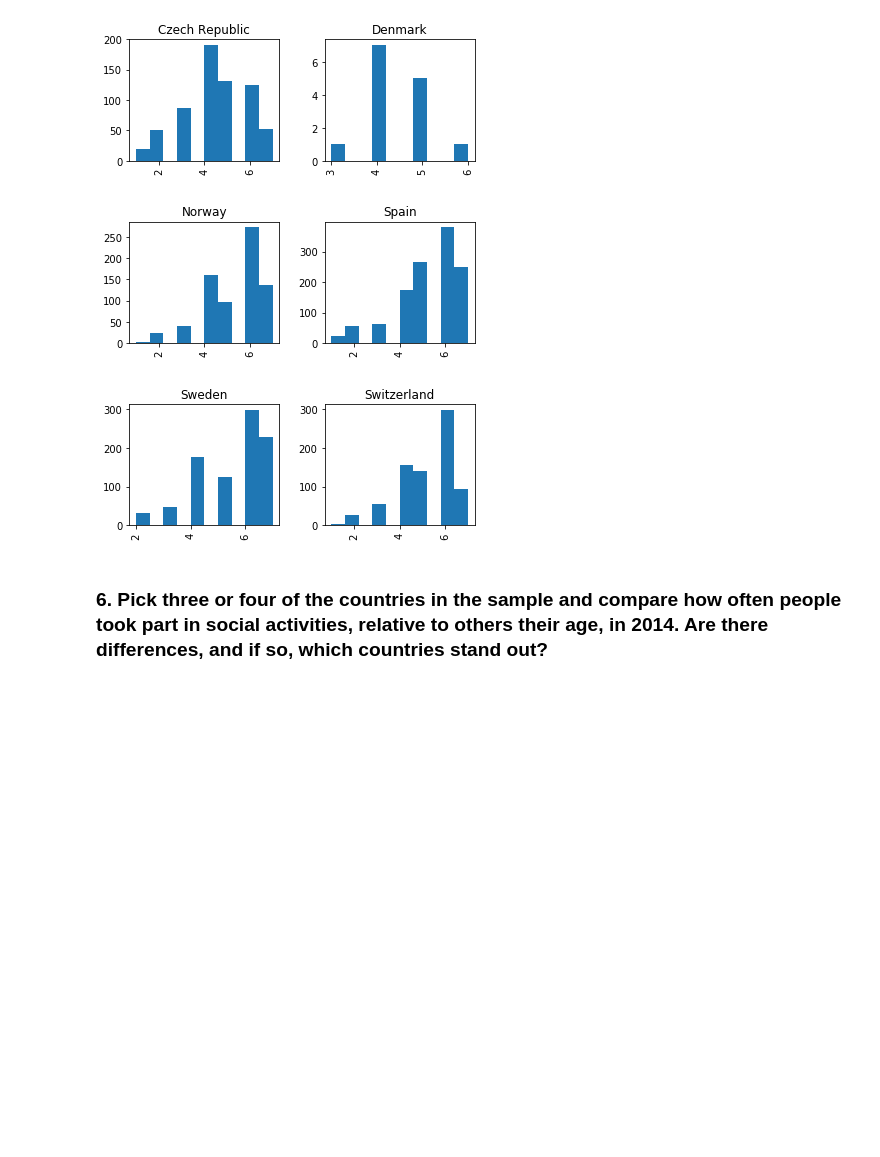
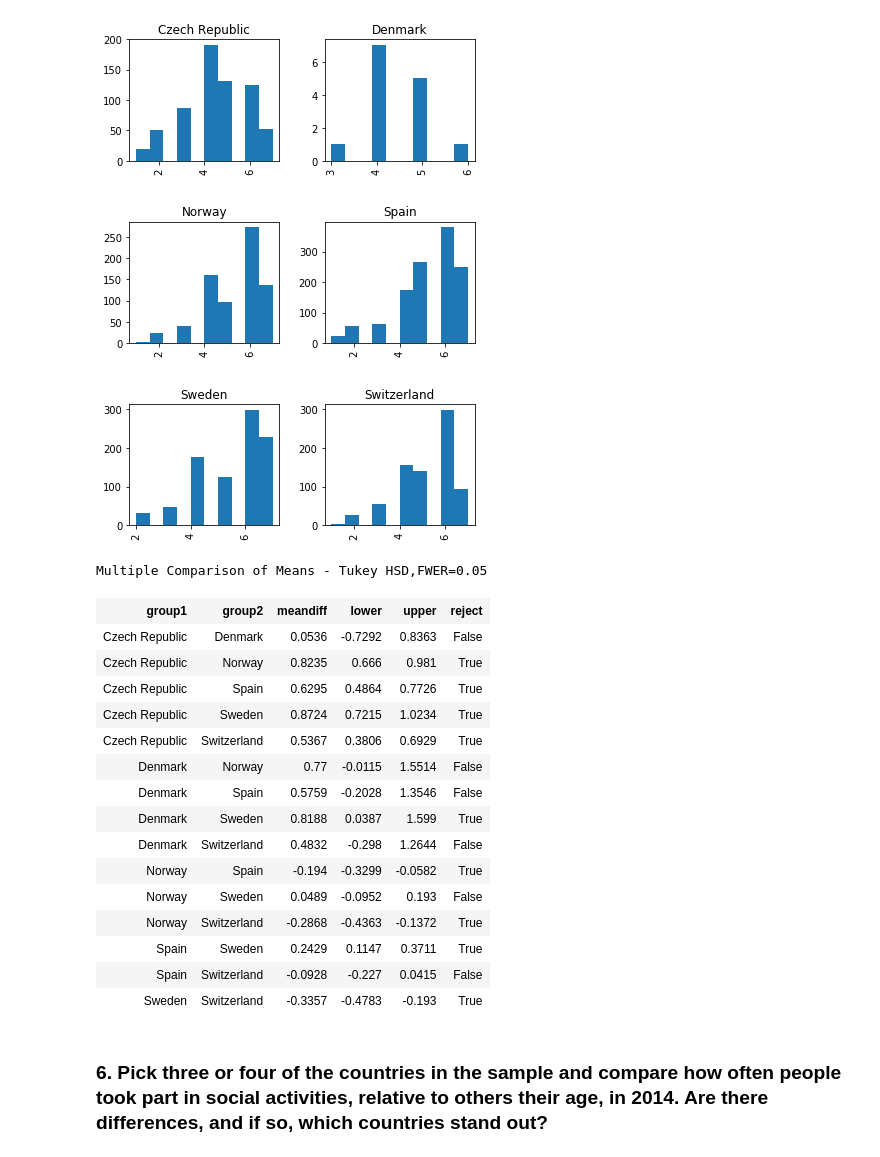
Before and after one commit to mhuh22/Thinkful, a Jupyter notebook: Bootcamp/Unit 5/Lesson 5 - Advanced Experimentation/Challenge 5.5.4. What Test to Use.ipynb, the cells around one changed output. Drawn from its saved outputs; the diff is of its cells as text; code cells hidden in the pictures; blank space fills up the shorter version.

```diff
--- a/Bootcamp/Unit 5/Lesson 5 - Advanced Experimentation/Challenge 5.5.4. What Test to Use.ipynb
+++ b/Bootcamp/Unit 5/Lesson 5 - Advanced Experimentation/Challenge 5.5.4. What Test to Use.ipynb
@@ -296,6 +295,31 @@ array([[<matplotlib.axes._subplots.AxesSubplot object at 0x...>,
         <matplotlib.axes._subplots.AxesSubplot object at 0x...>]],
       dtype=object)
 [figure]
+# %%
+# Run normality test to determine what test to use
+tukey = pairwise_tukeyhsd(endog=ess2['sclmeet'],
+                          groups=ess2['cntry'],
+                          alpha=0.05)
+
+tukey.summary()
+# %% [output]
+Multiple Comparison of Means - Tukey HSD,FWER=0.05
+| group1 | group2 | meandiff | lower | upper | reject |
+| Czech Republic | Denmark | 0.0536 | -0.7292 | 0.8363 | False |
+| Czech Republic | Norway | 0.8235 | 0.666 | 0.981 | True |
+| Czech Republic | Spain | 0.6295 | 0.4864 | 0.7726 | True |
+| Czech Republic | Sweden | 0.8724 | 0.7215 | 1.0234 | True |
+| Czech Republic | Switzerland | 0.5367 | 0.3806 | 0.6929 | True |
+| Denmark | Norway | 0.77 | -0.0115 | 1.5514 | False |
+| Denmark | Spain | 0.5759 | -0.2028 | 1.3546 | False |
+| Denmark | Sweden | 0.8188 | 0.0387 | 1.599 | True |
+| Denmark | Switzerland | 0.4832 | -0.298 | 1.2644 | False |
+| Norway | Spain | -0.194 | -0.3299 | -0.0582 | True |
+| Norway | Sweden | 0.0489 | -0.0952 | 0.193 | False |
+| Norway | Switzerland | -0.2868 | -0.4363 | -0.1372 | True |
+| Spain | Sweden | 0.2429 | 0.1147 | 0.3711 | True |
+| Spain | Switzerland | -0.0928 | -0.227 | 0.0415 | False |
+| Sweden | Switzerland | -0.3357 | -0.4783 | -0.193 | True |
 # %% [markdown]
 ### 6. Pick three or four of the countries in the sample and compare how often people took part in social activities, relative to others their age, in 2014. Are there differences, and if so, which countries stand out?
 # %%
```
Also changed, not shown: parts of 7 cells of this notebook.
